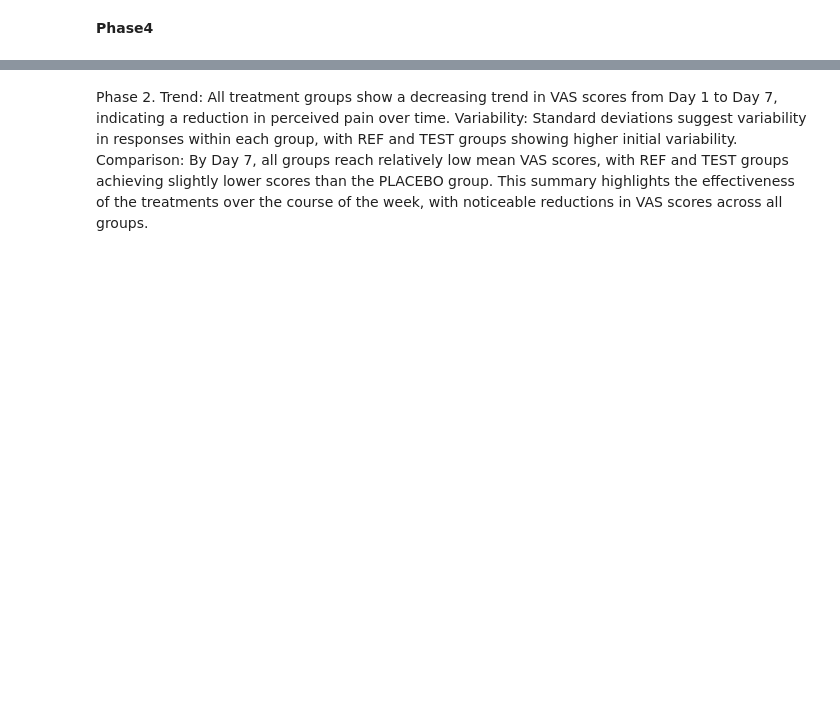
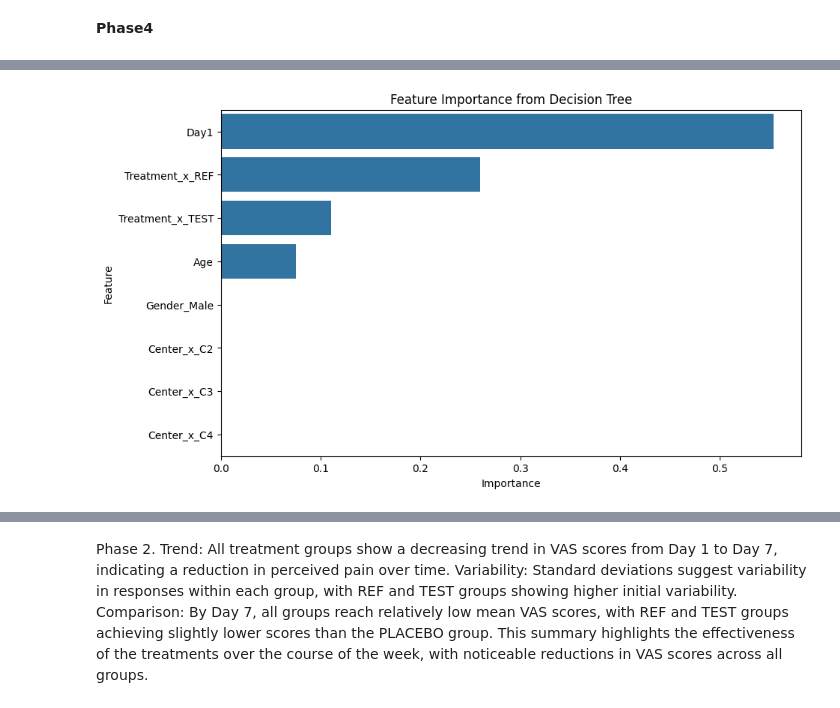
Before and after one commit to vedmara/project, a Jupyter notebook: Project_July_final.ipynb, the cells around one changed output, grey strips where cells are left out. Cells and saved outputs as stored; diff of their text form; code cells hidden in the pictures; blank space fills up the shorter version.

```diff
--- a/Project_July_final.ipynb
+++ b/Project_July_final.ipynb
@@ -722,0 +747,6 @@ plt.show()
+# %%
+feature_importances = tree_model_percent.feature_importances_
+feature_names = X_tree_percent.columns
+importance_df = pd.DataFrame({'Feature': feature_names, 'Importance': feature_importances})
+importance_df = importance_df.sort_values(by='Importance', ascending=False)
+print(importance_df)
@@ -722,0 +763,10 @@ plt.show()
+# %%
+# Create a bar plot for feature importance
+plt.figure(figsize=(10, 6))
+sns.barplot(x='Importance', y='Feature', data=importance_df)
+plt.title('Feature Importance from Decision Tree')
+plt.xlabel('Importance')
+plt.ylabel('Feature')
+plt.show()
+# %% [output]
+[figure, added]
```
Also changed, not shown: parts of 18 cells of this notebook.
